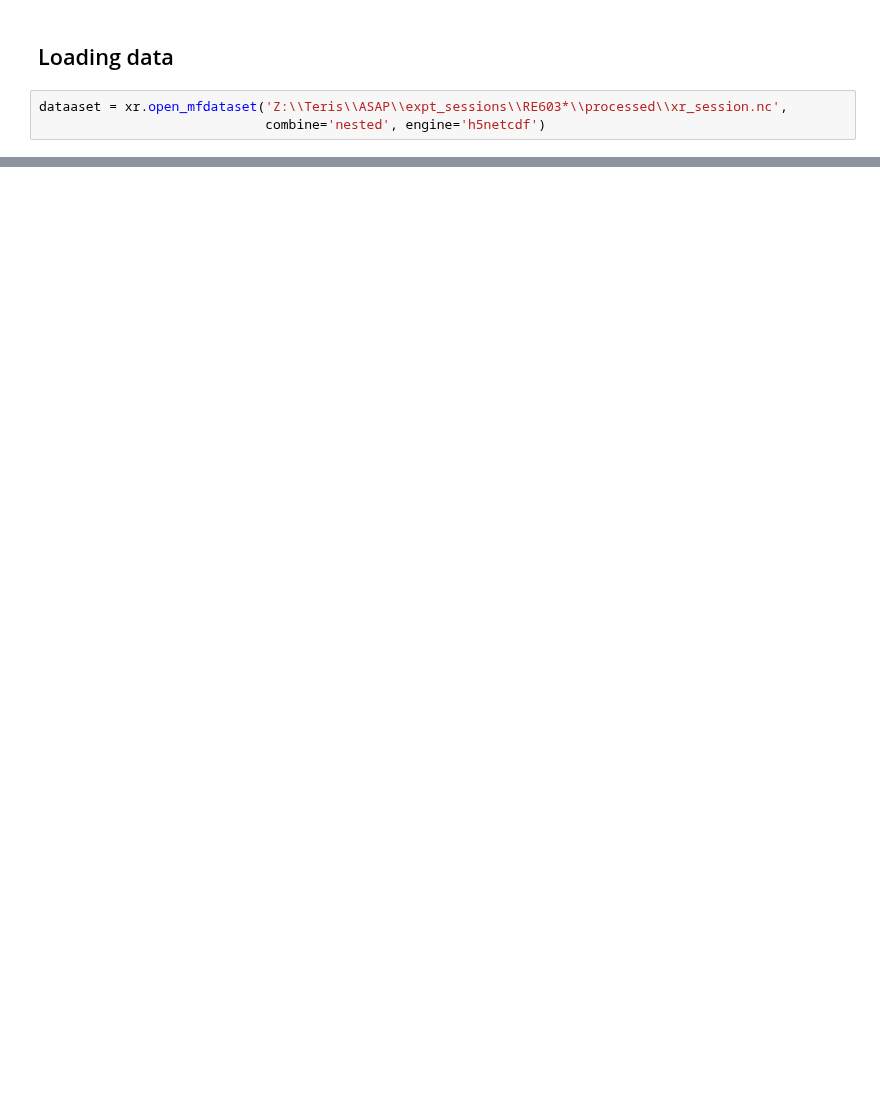
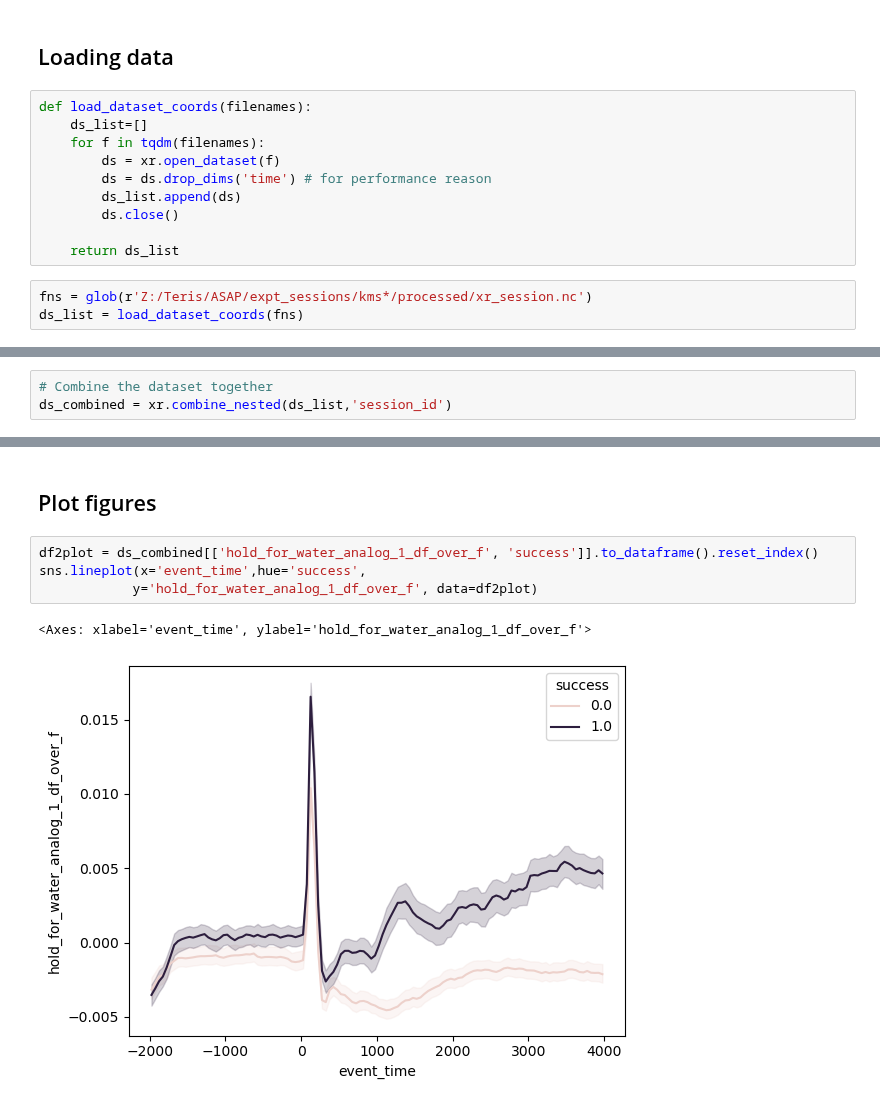
Before and after one commit to juliencarponcy/trialexp, a Jupyter notebook: notebooks/workflow/multi_session_analysis.ipynb, the cells around one changed output, grey strips where cells are left out. Drawn from its saved outputs; the diff is of its cells as text; blank space fills up the shorter version.

Commit message:
[multi-session] add notebook for showing how to combine multiple sessions together

```diff
--- a/notebooks/workflow/multi_session_analysis.ipynb
+++ b/notebooks/workflow/multi_session_analysis.ipynb
@@ -12,5 +13,15 @@ import numpy as np
 # %% [markdown]
 ## Loading data
+# %%
+def load_dataset_coords(filenames):
+    ds_list=[]
+    for f in tqdm(filenames):
+        ds = xr.open_dataset(f)
+        ds = ds.drop_dims('time') # for performance reason
+        ds_list.append(ds)
+        ds.close()
+
+    return ds_list
 # %%
-dataaset = xr.open_mfdataset('Z:\\Teris\\ASAP\\expt_sessions\\RE603*\\processed\\xr_session.nc',
-                             combine='nested', engine='h5netcdf')
+fns = glob(r'Z:/Teris/ASAP/expt_sessions/kms*/processed/xr_session.nc')
+ds_list = load_dataset_coords(fns)
@@ -22,0 +28,3 @@ d2  = xr.open_dataset(f2)
+# %%
+# Combine the dataset together
+ds_combined = xr.combine_nested(ds_list,'session_id')
@@ -22,0 +51,9 @@ d2  = xr.open_dataset(f2)
+# %% [markdown]
+## Plot figures
+# %%
+df2plot = ds_combined[['hold_for_water_analog_1_df_over_f', 'success']].to_dataframe().reset_index()
+sns.lineplot(x='event_time',hue='success',
+            y='hold_for_water_analog_1_df_over_f', data=df2plot)
+# %% [output]
+<Axes: xlabel='event_time', ylabel='hold_for_water_analog_1_df_over_f'>
+[figure, added]
```
Also changed, not shown: parts of 26 cells of this notebook.
